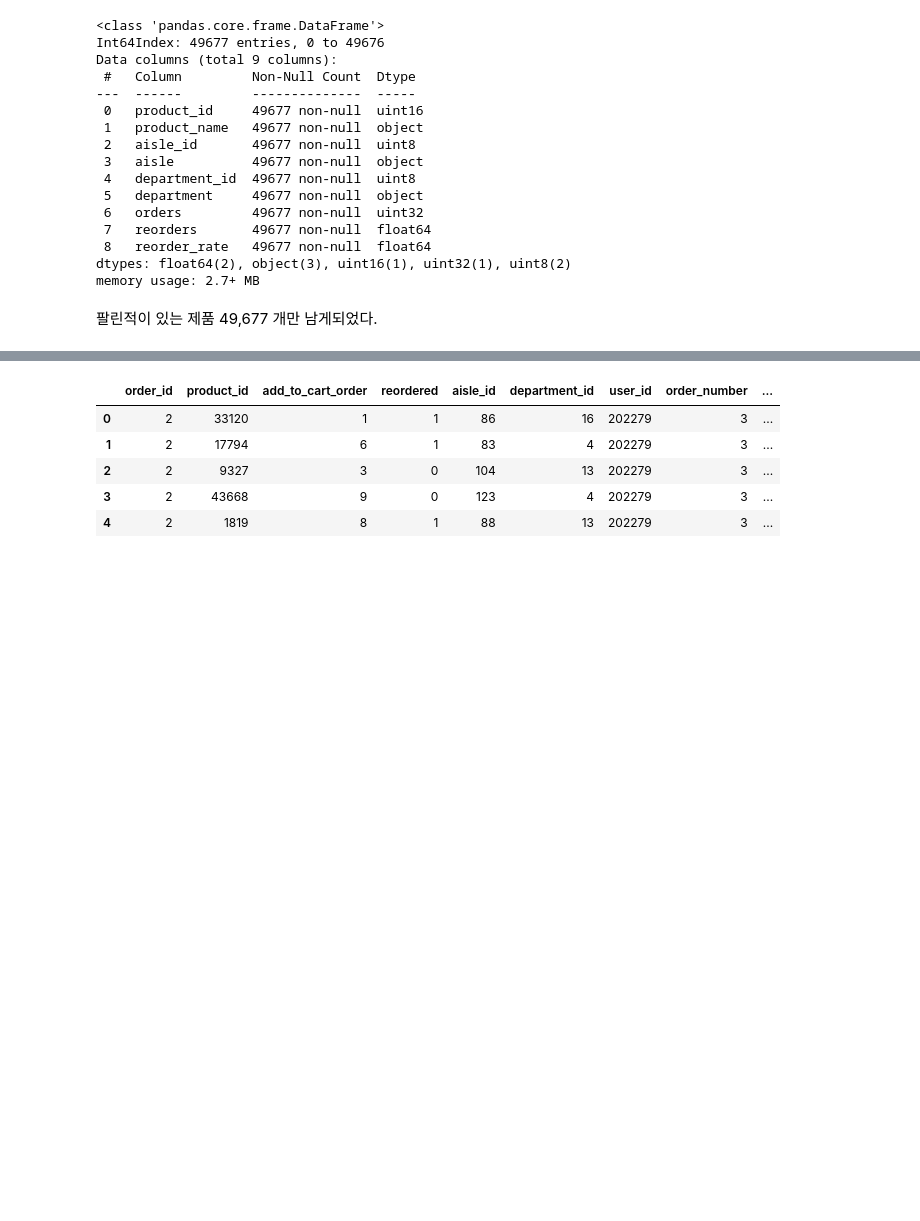
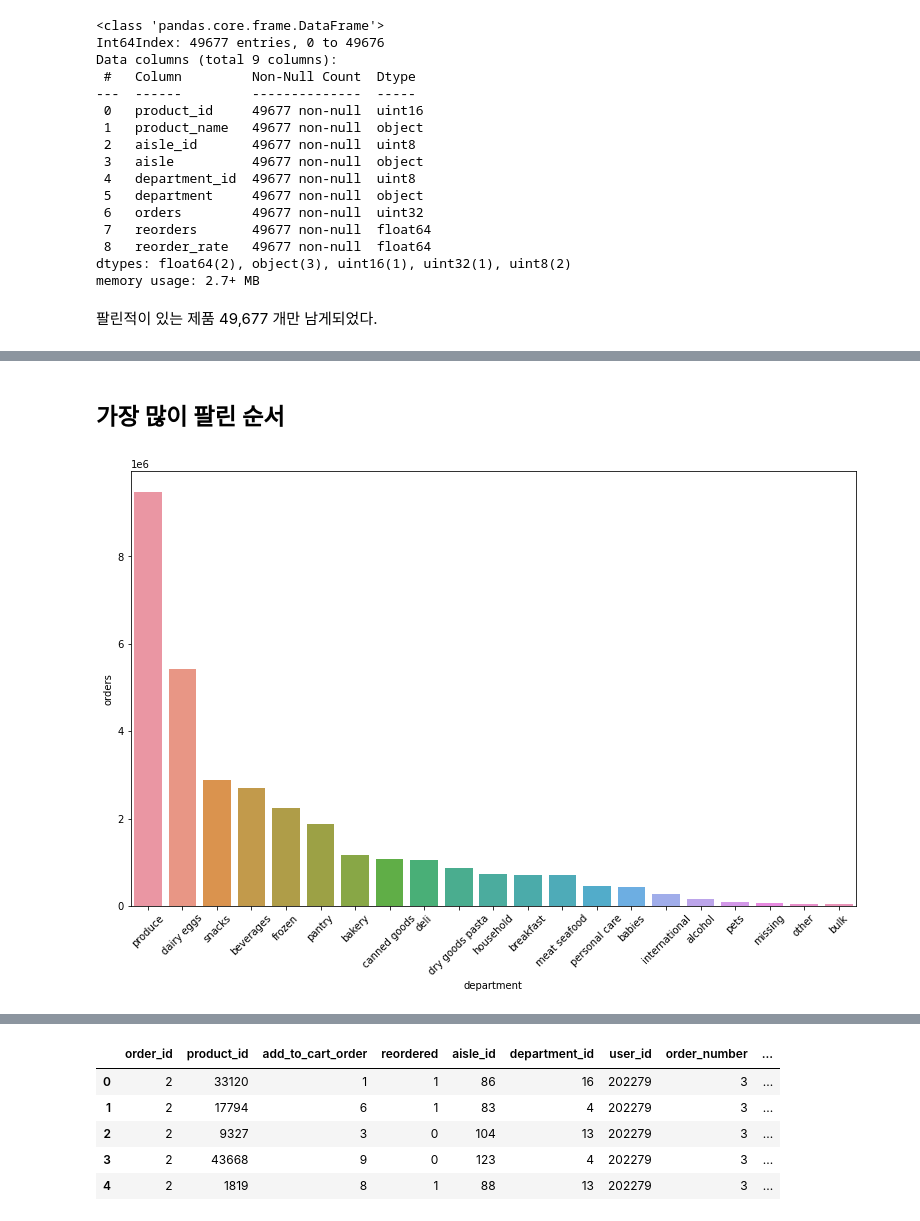
Before and after one commit to helperjby/Wishlist_project, a Jupyter notebook: EDA/산들_EDA.ipynb, the cells around one changed output, grey strips where cells are left out. Cells and saved outputs as stored; diff of their text form; code cells hidden in the pictures; blank space fills up the shorter version.

```diff
--- a/EDA/산들_EDA.ipynb
+++ b/EDA/산들_EDA.ipynb
@@ -585,0 +599,17 @@ memory usage: 2.7+ MB
+# %%
+depart = pd.DataFrame()
+# 총 주문 수
+depart['orders'] = priors['department_id'].value_counts().sort_index()
+# 재주문 수
+depart['reorders'] = priors.groupby('department_id')['reordered'].sum()
+# 재주문 율
+depart['reorder_rate'] = (depart.reorders / depart.orders)
+# 평균 장바구니 순위
+depart['mean_cart_order'] = priors.groupby('department_id')['add_to_cart_order'].mean()
+depart = depart.reset_index().rename(columns={'index':'department_id'})
+memory_reduce(depart)
+# %%
+departments = pd.merge(departments, depart)
+del depart
+departments['reorders'] = departments['reorders'].astype(np.uint32)
+departments.head()
@@ -585,0 +623,9 @@ memory usage: 2.7+ MB
+# %% [markdown]
+## 가장 많이 팔린 순서
+# %%
+plt.figure(figsize=(13, 8))
+sns.barplot(x='department', y='orders', data=departments.sort_values(by='orders', ascending=False))
+plt.xticks(rotation=45)
+plt.show()
+# %% [output]
+[figure, added]
```
Also changed, not shown: parts of 78 cells of this notebook, 1 other file.
